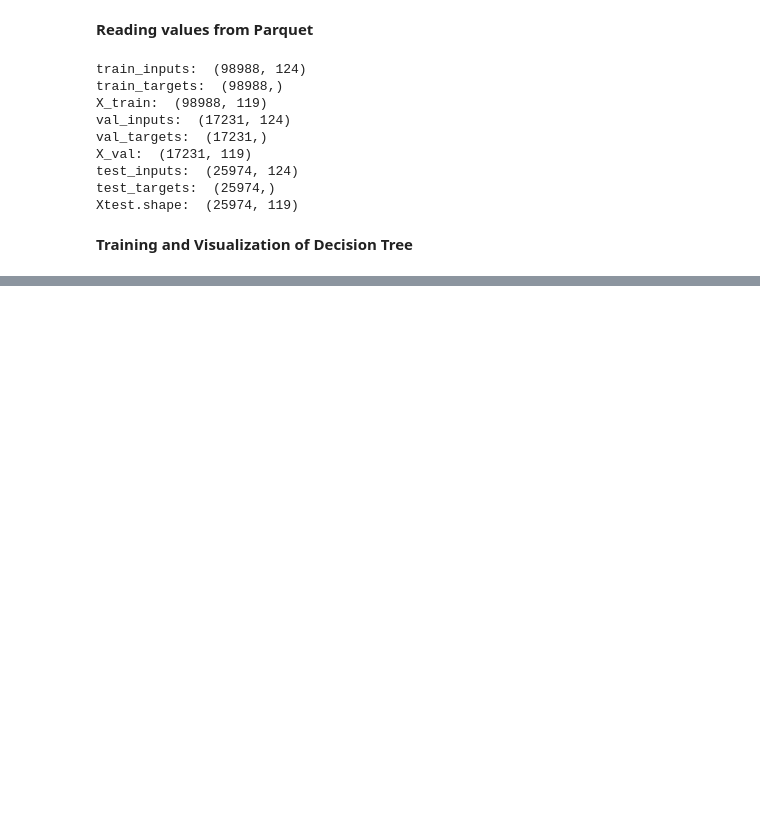
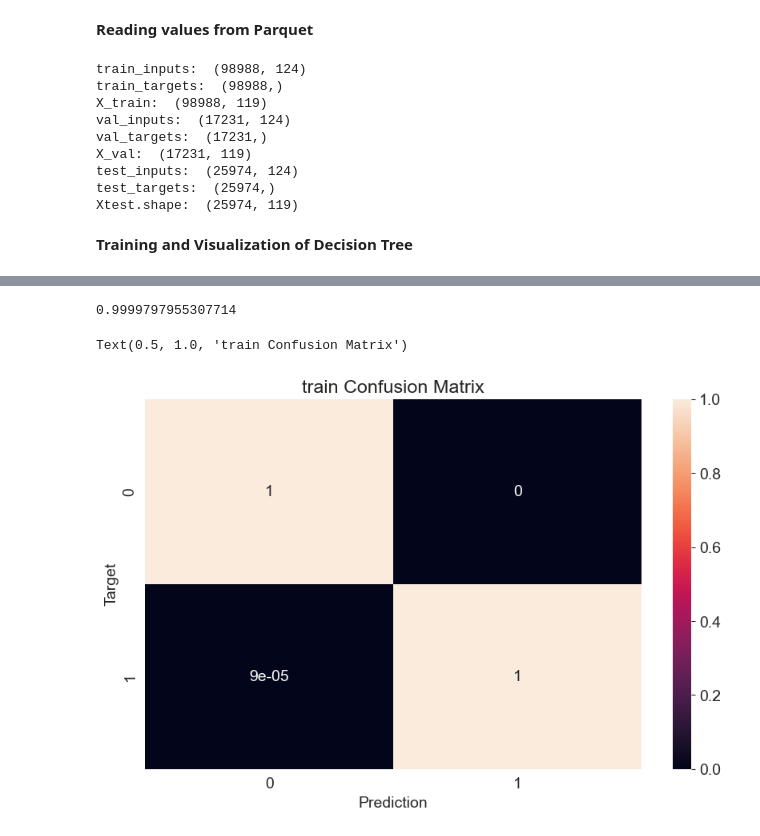
Before and after one commit to RohanVarmaP/machine-Learning, a Jupyter notebook: decisionTree&RandomForest/models.ipynb, the cells around one changed output, grey strips where cells are left out. Cells and saved outputs as stored; diff of their text form; code cells hidden in the pictures; blank space fills up the shorter version.

Commit message:
testing using training targets

```diff
--- a/decisionTree&RandomForest/models.ipynb
+++ b/decisionTree&RandomForest/models.ipynb
@@ -73,3 +73,8 @@ test_targets:  (25974,)
 Xtest.shape:  (25974, 119)
 # %% [markdown]
 **Training and Visualization of Decision Tree**
+# %%
+from sklearn.tree import DecisionTreeClassifier
+model=DecisionTreeClassifier(random_state=42)
+# %%
+model.fit(X_train,train_targets)
@@ -75,0 +83,3 @@ Xtest.shape:  (25974, 119)
+# %%
+train_preds=model.predict(X_train)
+train_preds
@@ -75,0 +106,16 @@ Xtest.shape:  (25974, 119)
+# %%
+from sklearn.metrics import accuracy_score,confusion_matrix
+acc=accuracy_score(train_preds,train_targets)
+acc
+# %% [output]
+0.9999797955307714
+# %%
+cf=confusion_matrix(train_targets,train_preds,normalize='true')
+plt.figure()
+sns.heatmap(cf,annot=True)
+plt.xlabel("Prediction")
+plt.ylabel("Target")
+plt.title('{} Confusion Matrix'.format('train'))
+# %% [output]
+Text(0.5, 1.0, 'train Confusion Matrix')
+[figure, added]
```
Also changed, not shown: parts of 4 cells of this notebook.
